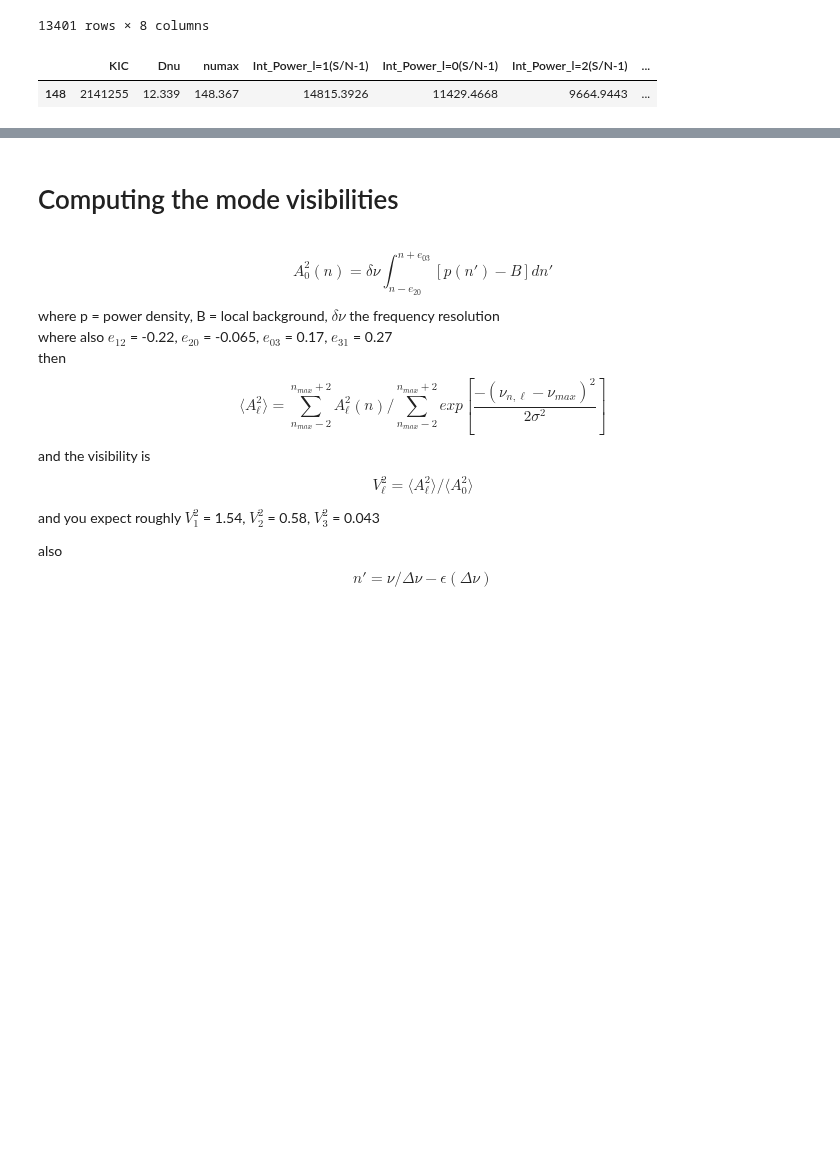
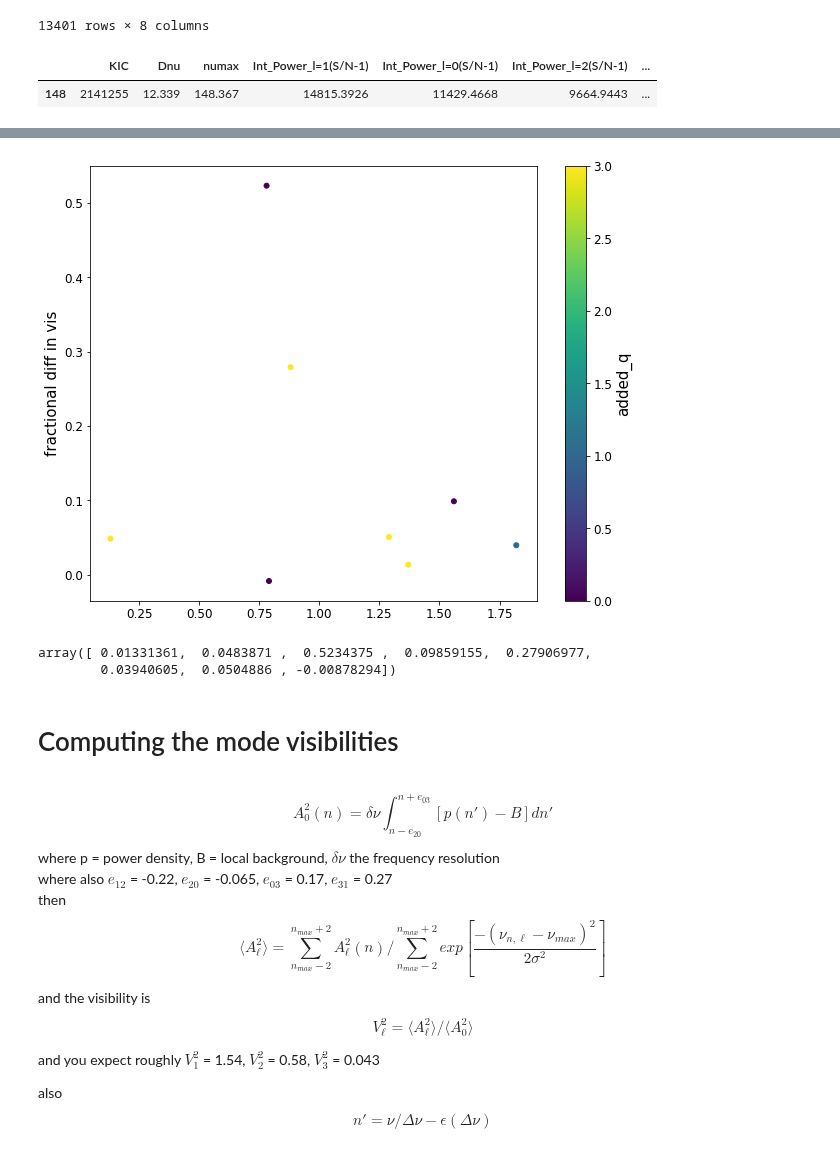
Before and after one commit to courtcraw/Notebooks, a Jupyter notebook: mode_visibilities.ipynb, the cells around one changed output, grey strips where cells are left out. Saved outputs shown, nothing was run; the diff lists cells and outputs as text; code cells hidden in the pictures; blank space fills up the shorter version.

```diff
--- a/mode_visibilities.ipynb
+++ b/mode_visibilities.ipynb
@@ -330,3 +360,29 @@ plt.show()
+# %%
+added_q = [3,3,0,0,3,1,3,0]
+duty_cycle = [18,18,7,8,18,15,18,7]
+
+plt.scatter(vistest_dipole,(np.asarray(vistest_dipole)-np.asarray(dennis_dipole))/np.asarray(dennis_dipole),
+            c=added_q,cmap='viridis',
+            label='dipole')
+# plt.scatter(vistest_quadru,(np.asarray(vistest_quadru)-np.asarray(dennis_quadru))/np.asarray(dennis_quadru),
+#             label='quadru')
+# plt.scatter(vistest_octupo,(np.asarray(vistest_octupo)-np.asarray(dennis_octupo))/np.asarray(dennis_octupo),
+#             label='octupo')
+
+plt.colorbar(label='added_q')
+# plt.xlabel('numax')
+plt.ylabel('fractional diff in vis')
+# plt.yscale('log')
+# plt.xscale('log')
+# plt.legend()
+plt.show()
+# %% [output]
+[figure, added]
+# %%
+(np.asarray(vistest_dipole)-np.asarray(dennis_dipole))/np.asarray(dennis_dipole)
+# %% [output]
+array([ 0.01331361,  0.0483871 ,  0.5234375 ,  0.09859155,  0.27906977,
+        0.03940605,  0.0504886 , -0.00878294])
 # %% [markdown]
 # Computing the mode visibilities
 # %% [markdown]
```
Also changed, not shown: parts of 7 cells of this notebook, 2 other files.
